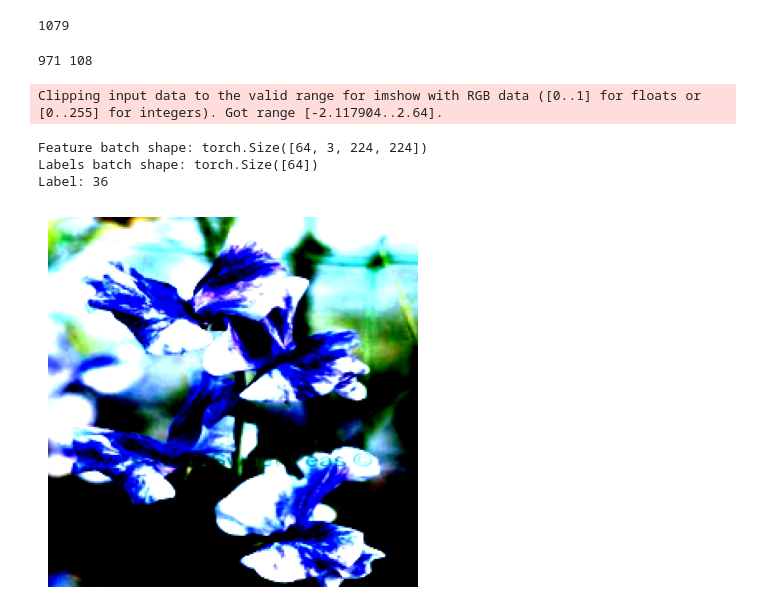
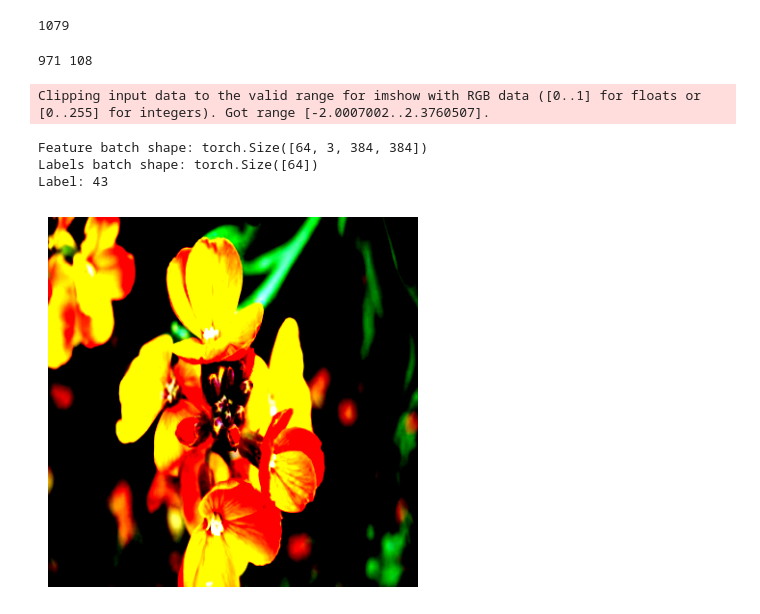
Before and after one commit to tcle103/cse144-final, a Jupyter notebook: final.ipynb, the cells around one changed output. Saved outputs shown, nothing was run; the diff lists cells and outputs as text; code cells hidden in the pictures.

```diff
--- a/final.ipynb
+++ b/final.ipynb
@@ -78,7 +78,7 @@ from torchvision.io import read_image
 
 batch_size = 64
 num_workers = 0
-img_size = 224
+img_size = 384
 
 # make annotations file for train dataset by walking thru directory
 # and writing a csv w/ each image and what label folder they're in
@@ -109,13 +109,14 @@ class CustomImageTrainData(Dataset):
             image = self.transform(image)
         if self.target_transform:
             label = self.target_transform(label)
-        sample = {"image": image, "label": label}
-        return sample
+        return image, label
 
 full_train_dataset = CustomImageTrainData("./out/test_labels.csv", "./data/train",
     transform=transforms.Compose([
-        transforms.ToTensor(),
-        transforms.Resize(size=(img_size, img_size), antialias=True),
+        transforms.ToImage(),
+        transforms.Resize(size=(384, 384), antialias=True),
+        transforms.RandomResizedCrop((img_size, img_size), antialias=True),
+        transforms.RandomErasing(p=0.1),
         transforms.ToDtype(torch.float32, scale=True),
         transforms.Normalize(mean=[0.485, 0.456, 0.406], std=[0.229, 0.224, 0.225]),
     ]),
@@ -129,30 +130,28 @@ print(len(full_train_dataset))
 # %%
 # split dataset and set up dataloaders for train/val, verify is working
 import math
 
 split_rate = 0.9
 
 train_set, val_set = random_split(full_train_dataset, [math.floor(len(full_train_dataset)*split_rate), (len(full_train_dataset) - math.floor(len(full_train_dataset)*split_rate))])
 train_loader = DataLoader(train_set, batch_size=batch_size, shuffle=True)
 val_loader = DataLoader(val_set, batch_size=batch_size)
 print(len(train_set), len(val_set))
 
 
-sample = next(iter(train_loader))
-train_features = sample["image"]
-train_labels = sample["label"]
+train_features, train_labels = next(iter(train_loader))
 img = train_features[0].numpy().transpose(1, 2, 0)
 label = train_labels[0]
 print(f"Feature batch shape: {train_features.size()}")
 print(f"Labels batch shape: {train_labels.size()}")
 print(f"Label: {label}")
 plt.imshow(img)
 plt.axis("off")
 plt.show()
 # %% [output]
 971 108
-Clipping input data to the valid range for imshow with RGB data ([0..1] for floats or [0..255] for integers). Got range [-2.117904..2.64].
+Clipping input data to the valid range for imshow with RGB data ([0..1] for floats or [0..255] for integers). Got range [-2.0007002..2.3760507].
-Feature batch shape: torch.Size([64, 3, 224, 224])
+Feature batch shape: torch.Size([64, 3, 384, 384])
 Labels batch shape: torch.Size([64])
-Label: 36
+Label: 43
-[figure, old version]
+[figure, new version]
```
Also changed, not shown: parts of 4 cells of this notebook, 1 other file.
